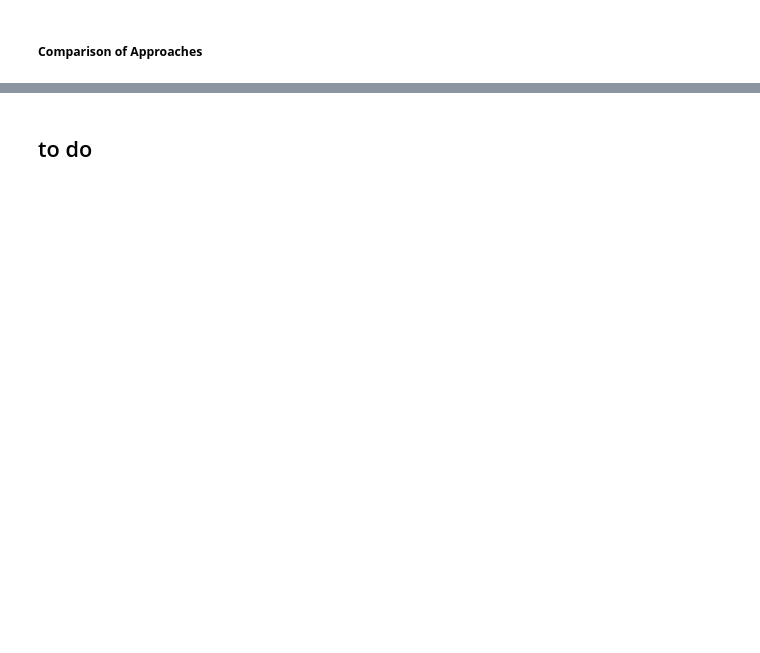
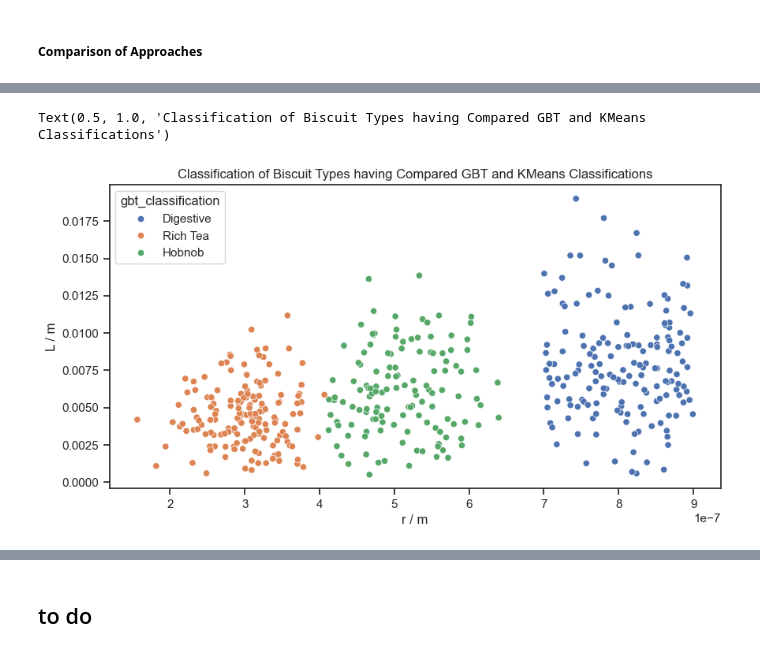
Before and after one commit to kgerrand/Code, a Jupyter notebook: data_analysis.ipynb, the cells around one changed output, grey strips where cells are left out. Saved outputs shown, nothing was run; the diff lists cells and outputs as text; code cells hidden in the pictures; blank space fills up the shorter version.

```diff
--- a/data_analysis.ipynb
+++ b/data_analysis.ipynb
@@ -352,0 +376,6 @@ To compare results, k-means clustering is explored.
+# %%
+microscopy_df_combined = microscopy_df.copy()
+microscopy_df_combined['gbt_classification'] = y_microscopy
+microscopy_df_combined['kmeans_classification'] = k_means.labels_
+
+microscopy_df_combined.head()
@@ -352,0 +389,21 @@ To compare results, k-means clustering is explored.
+# %%
+# looping through datapoints and checking the corroboration between classification methods - dropping datapoints that do not agree
+dropped_rows = 0
+
+for index, row in microscopy_df_combined.iterrows():
+    if row['gbt_classification'] == 'Digestive' and row['kmeans_classification'] != 0:
+        microscopy_df_combined.drop(index, inplace=True)
+        dropped_rows += 1
+
+    if row['gbt_classification'] == 'Rich Tea' and row['kmeans_classification'] != 1:
+        microscopy_df_combined.drop(index, inplace=True)
+        dropped_rows += 1
+
+    if row['gbt_classification'] == 'Hobnob' and row['kmeans_classification'] != 2:
+        microscopy_df_combined.drop(index, inplace=True)
+        dropped_rows += 1
+
+percentage_dropped = (dropped_rows / len(microscopy_df)) * 100
+print(f'Dropped {dropped_rows} rows ({percentage_dropped:.2f}% of dataset).')
+
+microscopy_df_combined.head()
@@ -352,0 +418,12 @@ To compare results, k-means clustering is explored.
+# %%
+# plotting results - scatter plot of r vs L
+fig, ax = plt.subplots(figsize=(10, 5))
+sns.set_theme(style='ticks', font='Arial')
+
+sns.scatterplot(data=microscopy_df_combined, x='r', y='L', hue='gbt_classification', ax=ax)
+ax.set_xlabel('r / m')
+ax.set_ylabel('L / m')
+ax.set_title('Classification of Biscuit Types having Compared GBT and KMeans Classifications')
+# %% [output]
+Text(0.5, 1.0, 'Classification of Biscuit Types having Compared GBT and KMeans Classifications')
+[figure, added]
```
Also changed, not shown: parts of 35 cells of this notebook.
